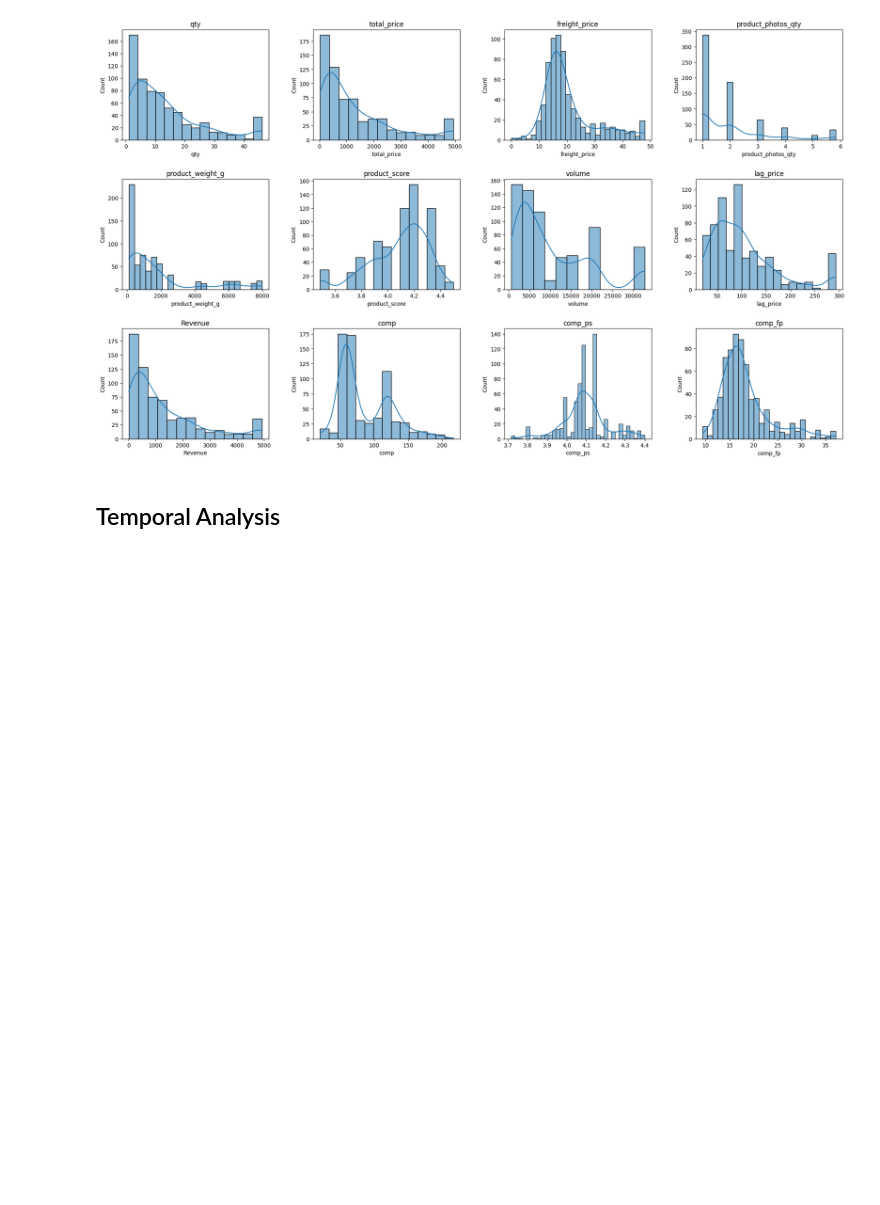
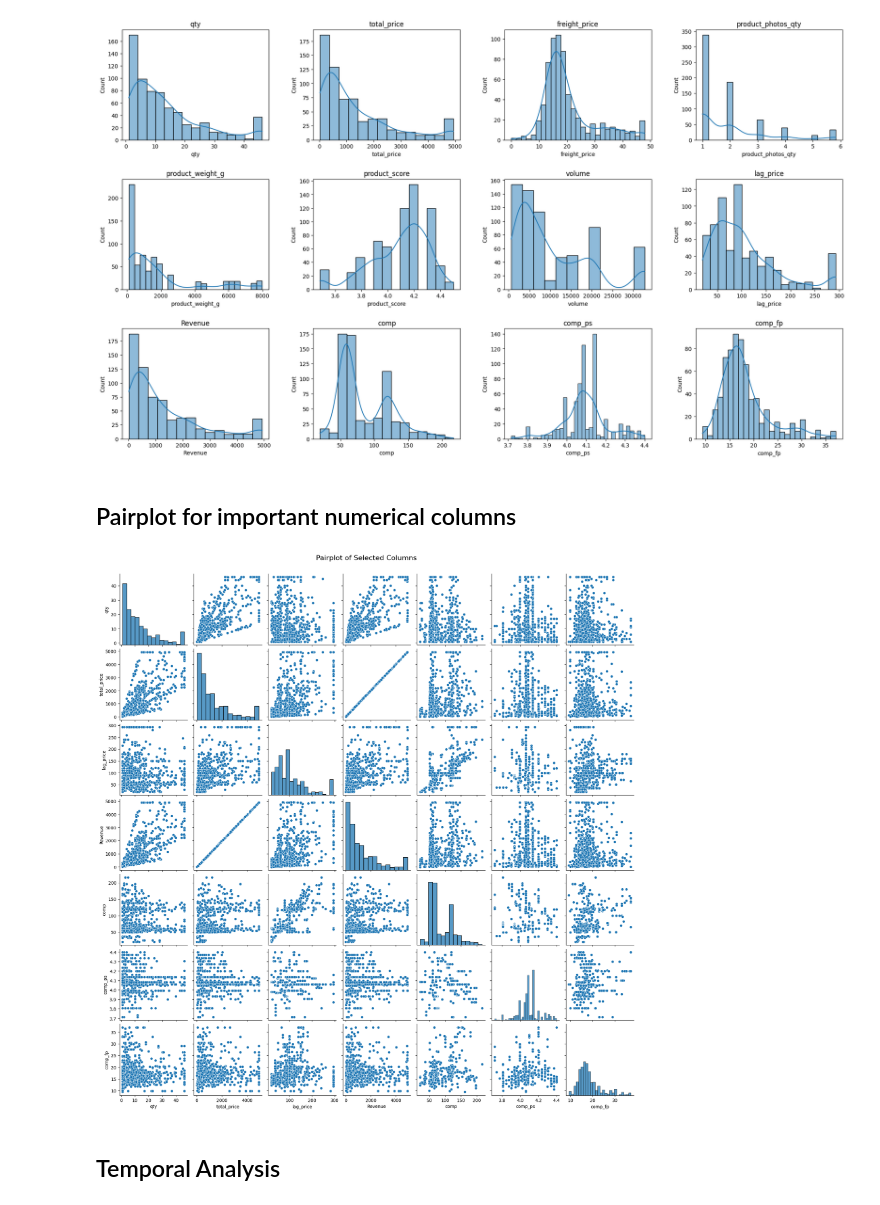
Before and after one commit to darkdip2/transfer, a Jupyter notebook: capstone/capstone.ipynb, the cells around one changed output. Cells and saved outputs as stored; diff of their text form; code cells hidden in the pictures; blank space fills up the shorter version.

```diff
--- a/capstone/capstone.ipynb
+++ b/capstone/capstone.ipynb
@@ -218,6 +217,15 @@ for i in range(len(columns), len(axes)):
 plt.show()
 # %% [output]
 [figure]
+# %% [markdown]
+## Pairplot for important numerical columns
+# %%
+columns = ['qty', 'total_price', 'lag_price', 'Revenue', 'comp', 'comp_ps', 'comp_fp']
+pairplot = sns.pairplot(df[columns])
+plt.suptitle('Pairplot of Selected Columns', y=1.02, fontsize=16)
+plt.show()
+# %% [output]
+[figure, added]
 # %% [markdown]
 ## Temporal Analysis
 # %%
```
Also changed, not shown: parts of 9 cells of this notebook, 13 other files.
